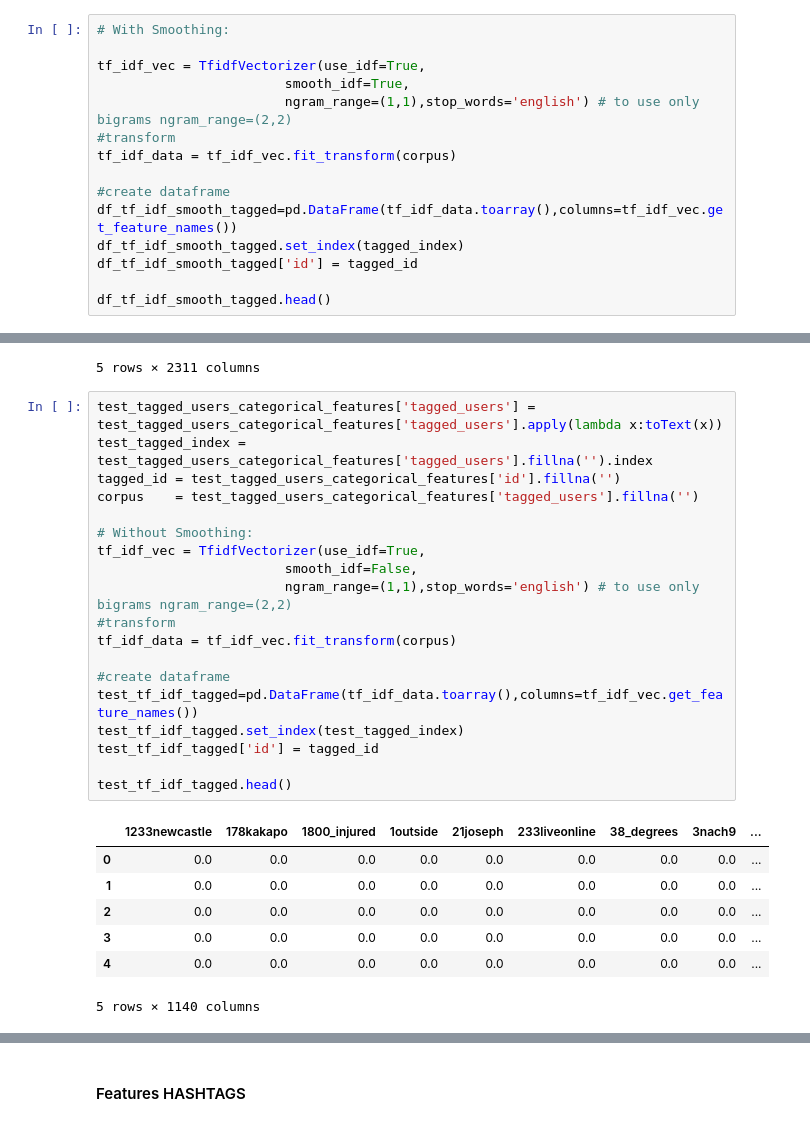
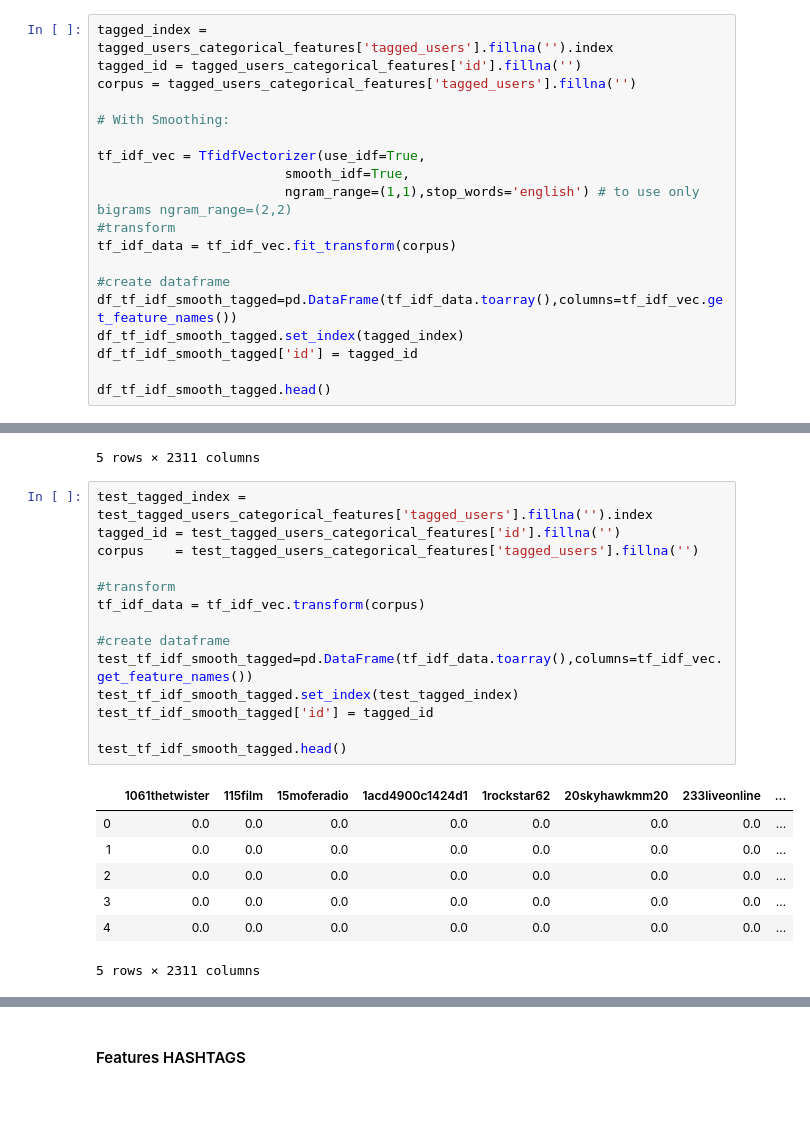
Before and after one commit to anichucai/7506-Datos-datos-tp2, a Jupyter notebook: Features.ipynb, the cells around one changed output, grey strips where cells are left out. Saved outputs shown, nothing was run; the diff lists cells and outputs as text.

```diff
--- a/Features.ipynb
+++ b/Features.ipynb
@@ -1026,4 +1014,8 @@ df_tf_idf_tagged.head()
 # %%
+tagged_index = tagged_users_categorical_features['tagged_users'].fillna('').index
+tagged_id = tagged_users_categorical_features['id'].fillna('')
+corpus = tagged_users_categorical_features['tagged_users'].fillna('')
+
 # With Smoothing:
 
 tf_idf_vec = TfidfVectorizer(use_idf=True,
@@ -1047,29 +1039,24 @@ df_tf_idf_smooth_tagged.head()
 | 4 | 0.0 | 0.0 | 0.0 | 0.0 | 0.0 | 0.0 | 0.0 | ... |
 5 rows × 2311 columns
 # %%
-test_tagged_users_categorical_features['tagged_users'] = test_tagged_users_categorical_features['tagged_users'].apply(lambda x:toText(x))
 test_tagged_index = test_tagged_users_categorical_features['tagged_users'].fillna('').index
 tagged_id = test_tagged_users_categorical_features['id'].fillna('')
 corpus    = test_tagged_users_categorical_features['tagged_users'].fillna('')
 
-# Without Smoothing:
-tf_idf_vec = TfidfVectorizer(use_idf=True,
-                        smooth_idf=False,
-                        ngram_range=(1,1),stop_words='english') # to use only  bigrams ngram_range=(2,2)
 #transform
-tf_idf_data = tf_idf_vec.fit_transform(corpus)
+tf_idf_data = tf_idf_vec.transform(corpus)
 
 #create dataframe
-test_tf_idf_tagged=pd.DataFrame(tf_idf_data.toarray(),columns=tf_idf_vec.get_feature_names())
-test_tf_idf_tagged.set_index(test_tagged_index)
-test_tf_idf_tagged['id'] = tagged_id
+test_tf_idf_smooth_tagged=pd.DataFrame(tf_idf_data.toarray(),columns=tf_idf_vec.get_feature_names())
+test_tf_idf_smooth_tagged.set_index(test_tagged_index)
+test_tf_idf_smooth_tagged['id'] = tagged_id
 
-test_tf_idf_tagged.head()
+test_tf_idf_smooth_tagged.head()
 # %% [output]
-|  | 1233newcastle | 178kakapo | 1800_injured | 1outside | 21joseph | 233liveonline | 38_degrees | 3nach9 | ... |
-| 0 | 0.0 | 0.0 | 0.0 | 0.0 | 0.0 | 0.0 | 0.0 | 0.0 | ... |
-| 1 | 0.0 | 0.0 | 0.0 | 0.0 | 0.0 | 0.0 | 0.0 | 0.0 | ... |
-| 2 | 0.0 | 0.0 | 0.0 | 0.0 | 0.0 | 0.0 | 0.0 | 0.0 | ... |
-| 3 | 0.0 | 0.0 | 0.0 | 0.0 | 0.0 | 0.0 | 0.0 | 0.0 | ... |
-| 4 | 0.0 | 0.0 | 0.0 | 0.0 | 0.0 | 0.0 | 0.0 | 0.0 | ... |
+|  | 1061thetwister | 115film | 15moferadio | 1acd4900c1424d1 | 1rockstar62 | 20skyhawkmm20 | 233liveonline | ... |
+| 0 | 0.0 | 0.0 | 0.0 | 0.0 | 0.0 | 0.0 | 0.0 | ... |
+| 1 | 0.0 | 0.0 | 0.0 | 0.0 | 0.0 | 0.0 | 0.0 | ... |
+| 2 | 0.0 | 0.0 | 0.0 | 0.0 | 0.0 | 0.0 | 0.0 | ... |
+| 3 | 0.0 | 0.0 | 0.0 | 0.0 | 0.0 | 0.0 | 0.0 | ... |
+| 4 | 0.0 | 0.0 | 0.0 | 0.0 | 0.0 | 0.0 | 0.0 | ... |
-5 rows × 1140 columns
+5 rows × 2311 columns
```
Also changed, not shown: parts of 66 cells of this notebook, 19 other files.
